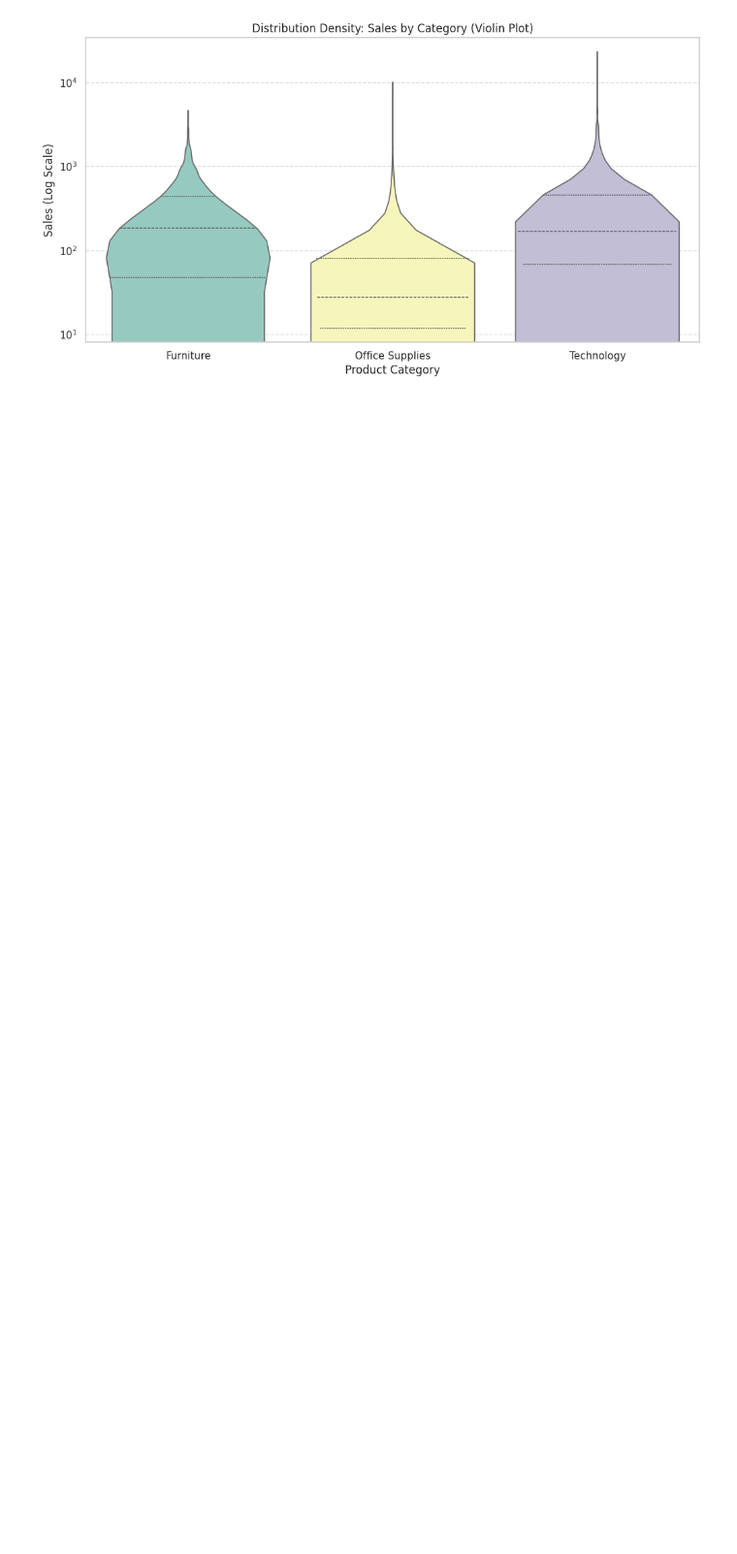
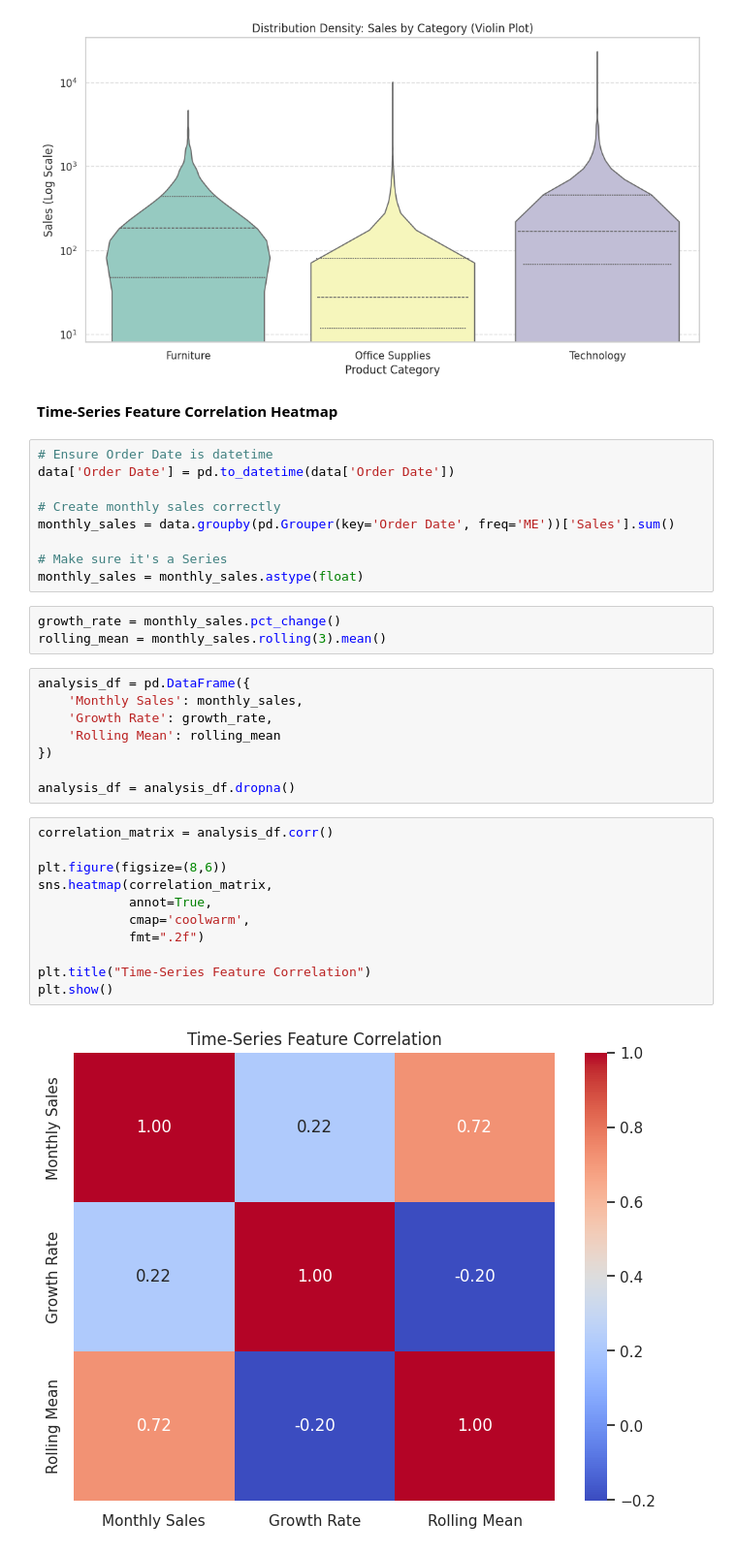
Before and after one commit to Roshana-Fernando/BIS-Data-Analytics---E-commerce-Retail-Domain, a Jupyter notebook: Roshana Notebook BIS.ipynb, the cells around one changed output. Shown at 97% size. Saved outputs shown, nothing was run; the diff lists cells and outputs as text; blank space fills up the shorter version.

```diff
--- a/Roshana Notebook BIS.ipynb
+++ b/Roshana Notebook BIS.ipynb
@@ -574,3 +599,38 @@ plt.grid(axis='y', linestyle='--', alpha=0.7)
 plt.show()
 # %% [output]
 [figure]
+# %% [markdown]
+**Time-Series Feature Correlation Heatmap**
+# %%
+# Ensure Order Date is datetime
+data['Order Date'] = pd.to_datetime(data['Order Date'])
+
+# Create monthly sales correctly
+monthly_sales = data.groupby(pd.Grouper(key='Order Date', freq='ME'))['Sales'].sum()
+
+# Make sure it's a Series
+monthly_sales = monthly_sales.astype(float)
+# %%
+growth_rate = monthly_sales.pct_change()
+rolling_mean = monthly_sales.rolling(3).mean()
+# %%
+analysis_df = pd.DataFrame({
+    'Monthly Sales': monthly_sales,
+    'Growth Rate': growth_rate,
+    'Rolling Mean': rolling_mean
+})
+
+analysis_df = analysis_df.dropna()
+# %%
+correlation_matrix = analysis_df.corr()
+
+plt.figure(figsize=(8,6))
+sns.heatmap(correlation_matrix,
+            annot=True,
+            cmap='coolwarm',
+            fmt=".2f")
+
+plt.title("Time-Series Feature Correlation")
+plt.show()
+# %% [output]
+[figure, added]
```
Also changed, not shown: parts of 17 cells of this notebook.
